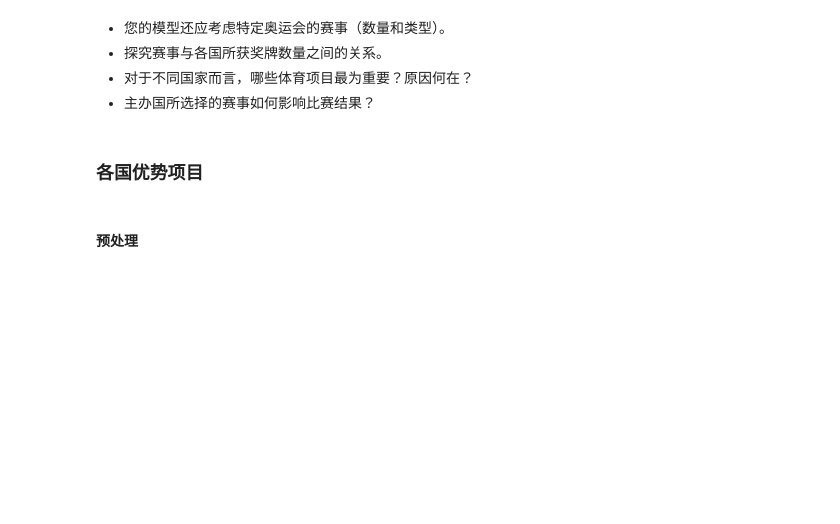
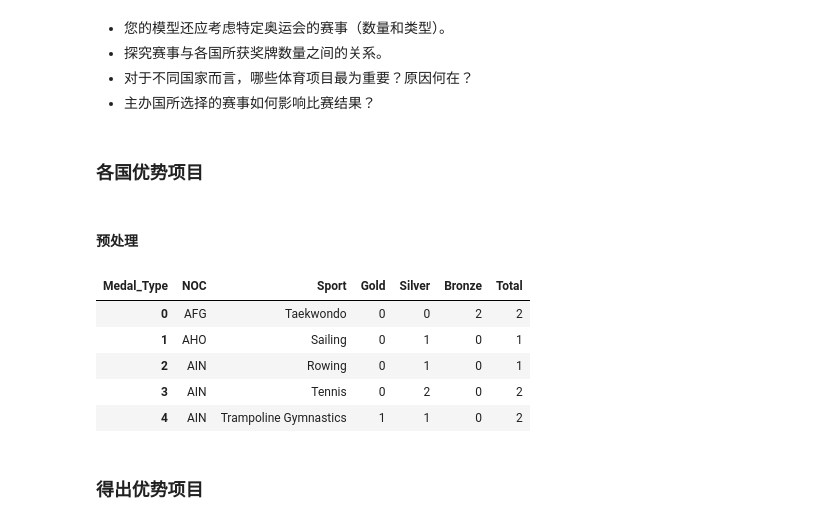
Before and after one commit to LiaoZiqi-GZFLS/2025-MCM-C, a Jupyter notebook: C.ipynb, the cells around one changed output. Saved outputs shown, nothing was run; the diff lists cells and outputs as text; code cells hidden in the pictures; blank space fills up the shorter version.

```diff
--- a/C.ipynb
+++ b/C.ipynb
@@ -2514,3 +2624,57 @@ strong multicollinearity or other numerical problems.
 ### 各国优势项目
 # %% [markdown]
 #### 预处理
+# %%
+import pandas as pd
+
+# 读取CSV文件
+df = pd.read_csv('2025_Problem_C_Data\\summerOly_athletes.csv')
+
+# 定义一个函数，将Medal列中的值转换为对应的奖牌类型
+def medal_to_type(medal):
+    if medal == 'Gold':
+        return 'Gold'
+    elif medal == 'Silver':
+        return 'Silver'
+    elif medal == 'Bronze':
+        return 'Bronze'
+    else:
+        return 'No Medal'
+
+# 应用函数转换Medal列
+df['Medal_Type'] = df['Medal'].apply(medal_to_type)
+
+# 按NOC和Sport分组，统计每种奖牌的数量
+medal_counts = df[df['Medal_Type'] != 'No Medal'].groupby(['NOC', 'Sport', 'Medal_Type']).size().unstack(fill_value=0)
+
+# 重置索引，以便将NOC和Sport作为列
+medal_counts = medal_counts.reset_index()
+
+# 填充缺失的奖牌类型列
+medal_counts = medal_counts.fillna(0)
+
+# 确保奖牌列是数值类型
+medal_counts['Gold'] = medal_counts.get('Gold', 0).astype(int)
+medal_counts['Silver'] = medal_counts.get('Silver', 0).astype(int)
+medal_counts['Bronze'] = medal_counts.get('Bronze', 0).astype(int)
+
+# 计算总奖牌数
+medal_counts['Total'] = medal_counts[['Gold', 'Silver', 'Bronze']].sum(axis=1)
+
+# 重新排列列的顺序
+medal_counts = medal_counts[['NOC', 'Sport', 'Gold', 'Silver', 'Bronze', 'Total']]
+
+# 保存结果到CSV文件
+medal_counts.to_csv('Generated2\\medal_counts.csv', index=False)
+
+# 显示结果
+medal_counts.head()
+# %% [output]
+| Medal_Type | NOC | Sport | Gold | Silver | Bronze | Total |
+| 0 | AFG | Taekwondo | 0 | 0 | 2 | 2 |
+| 1 | AHO | Sailing | 0 | 1 | 0 | 1 |
+| 2 | AIN | Rowing | 0 | 1 | 0 | 1 |
+| 3 | AIN | Tennis | 0 | 2 | 0 | 2 |
+| 4 | AIN | Trampoline Gymnastics | 1 | 1 | 0 | 2 |
+# %% [markdown]
+### 得出优势项目
```
Also changed, not shown: parts of 12 cells of this notebook, 15 other files.
